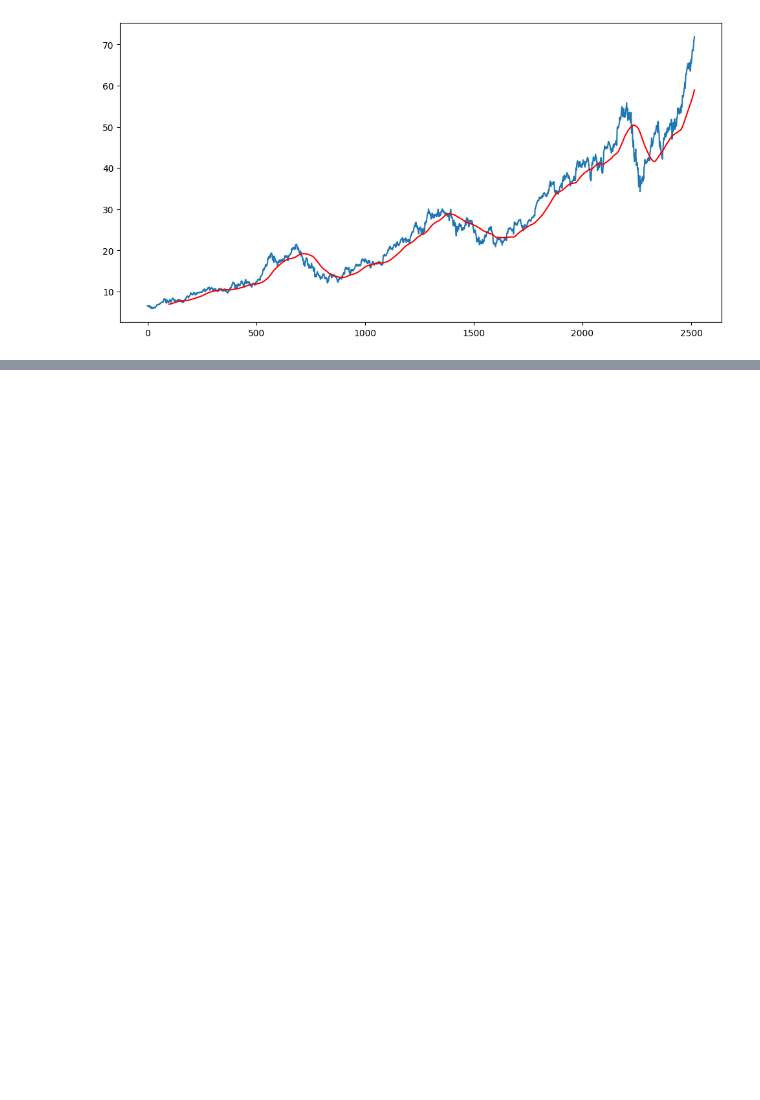
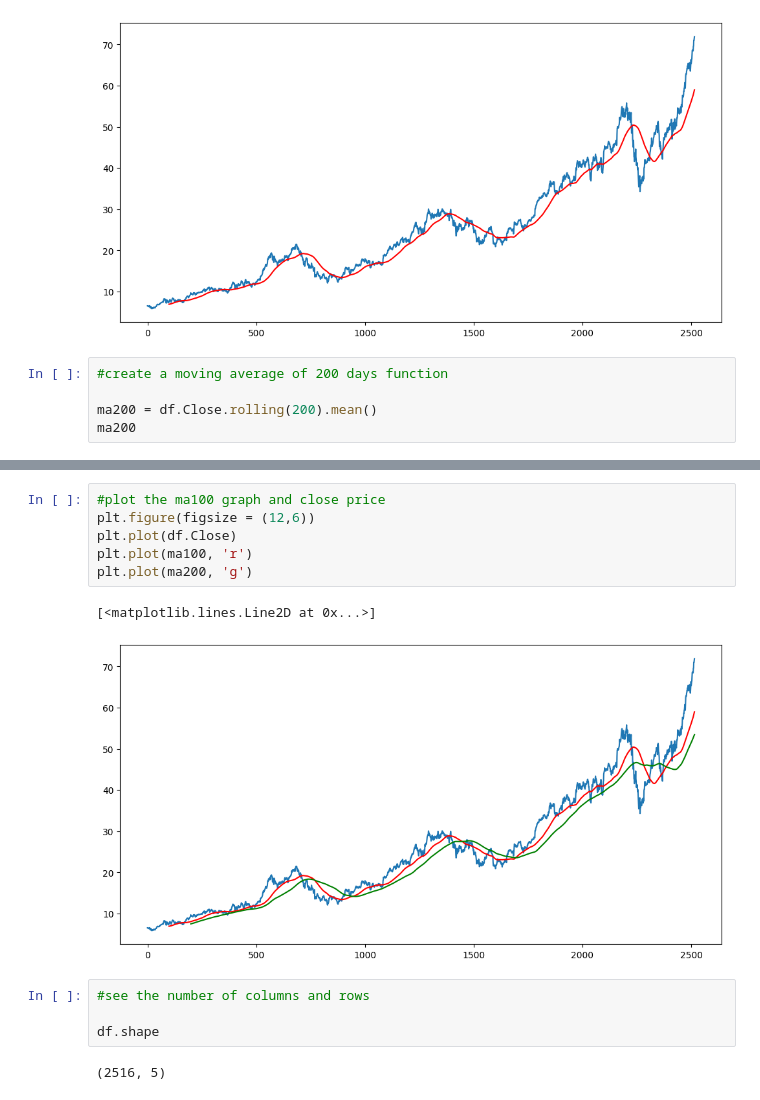
Before and after one commit to kai-ion/Stock-Prediction-WebApp, a Jupyter notebook: LSTM Model.ipynb, the cells around one changed output, grey strips where cells are left out. Saved outputs shown, nothing was run; the diff lists cells and outputs as text; blank space fills up the shorter version.

```diff
--- a/LSTM Model.ipynb
+++ b/LSTM Model.ipynb
@@ -91,3 +91,8 @@ plt.plot(ma100, 'r')
 # %% [output]
 [<matplotlib.lines.Line2D at 0x...>]
 [figure]
+# %%
+#create a moving average of 200 days function
+
+ma200 = df.Close.rolling(200).mean()
+ma200
@@ -93,0 +112,15 @@ plt.plot(ma100, 'r')
+# %%
+#plot the ma100 graph and close price
+plt.figure(figsize = (12,6))
+plt.plot(df.Close)
+plt.plot(ma100, 'r')
+plt.plot(ma200, 'g')
+# %% [output]
+[<matplotlib.lines.Line2D at 0x...>]
+[figure, added]
+# %%
+#see the number of columns and rows
+
+df.shape
+# %% [output]
+(2516, 5)
```
Also changed, not shown: parts of 9 cells of this notebook, 1 other file.
